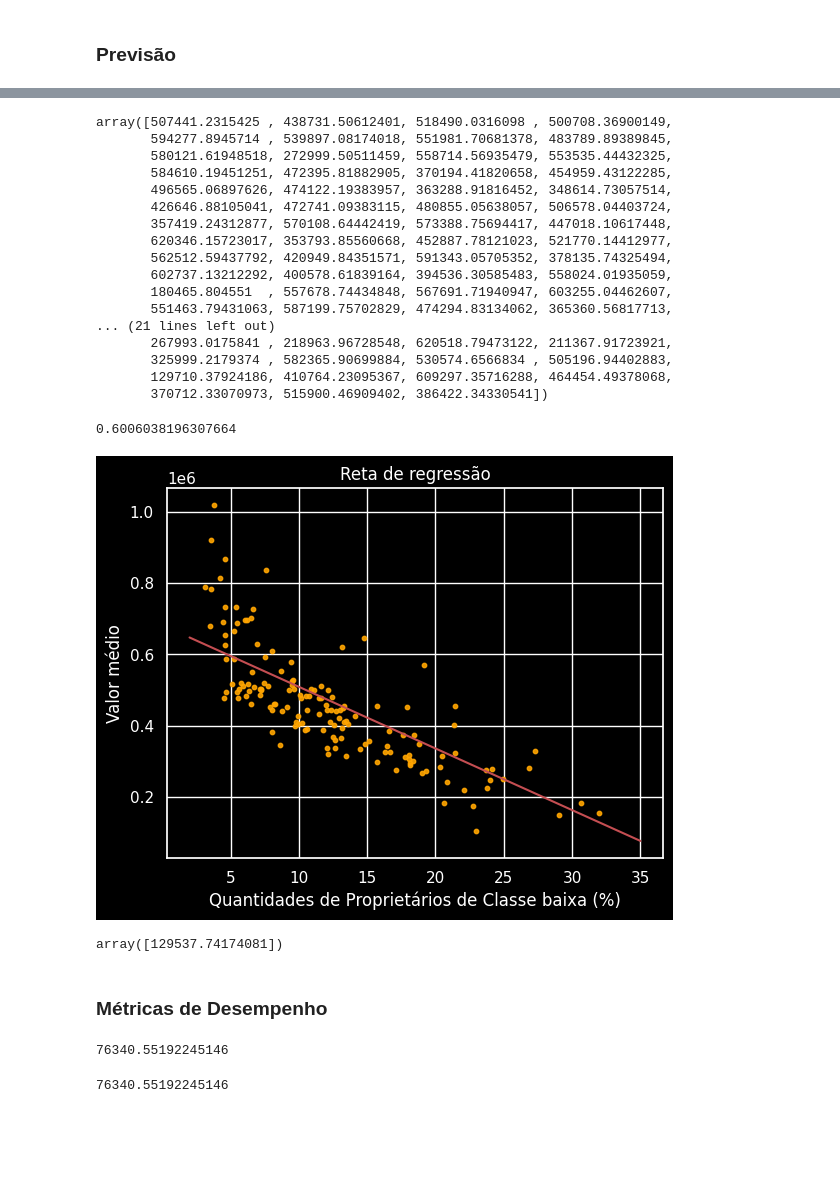
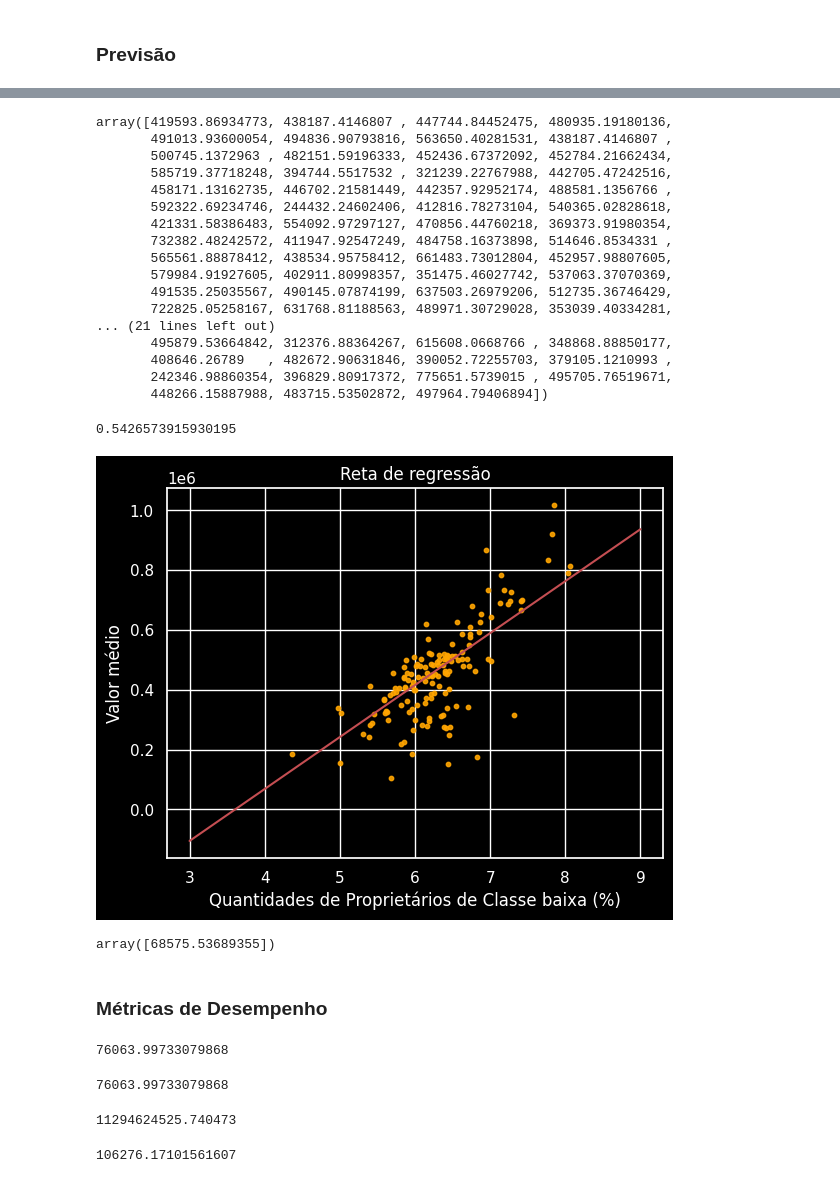
Before and after one commit to DiogoMonteiro99/repos, a Jupyter notebook: casas_boston.ipynb, the cells around one changed output, grey strips where cells are left out. Drawn from its saved outputs; the diff is of its cells as text; code cells hidden in the pictures; blank space fills up the shorter version.

```diff
--- a/casas_boston.ipynb
+++ b/casas_boston.ipynb
@@ -603,2 +610,2 @@ df.head(2)
 # %%
-x2 = df.iloc[:,1:2].values
+x2 = df.iloc[:,0:1]
@@ -678,53 +697,64 @@ plt.show()
 previsoes_teste = reg_linear2.predict(x_teste)
 previsoes_teste
 # %% [output]
-array([507441.2315425 , 438731.50612401, 518490.0316098 , 500708.36900149,
-       594277.8945714 , 539897.08174018, 551981.70681378, 483789.89389845,
-       580121.61948518, 272999.50511459, 558714.56935479, 553535.44432325,
-       584610.19451251, 472395.81882905, 370194.41820658, 454959.43122285,
-       496565.06897626, 474122.19383957, 363288.91816452, 348614.73057514,
-       426646.88105041, 472741.09383115, 480855.05638057, 506578.04403724,
-       357419.24312877, 570108.64442419, 573388.75694417, 447018.10617448,
-       620346.15723017, 353793.85560668, 452887.78121023, 521770.14412977,
-       562512.59437792, 420949.84351571, 591343.05705352, 378135.74325494,
-       602737.13212292, 400578.61839164, 394536.30585483, 558024.01935059,
-       180465.804551  , 557678.74434848, 567691.71940947, 603255.04462607,
-       551463.79431063, 587199.75702829, 474294.83134062, 365360.56817713,
+array([419593.86934773, 438187.4146807 , 447744.84452475, 480935.19180136,
+       491013.93600054, 494836.90793816, 563650.40281531, 438187.4146807 ,
+       500745.1372963 , 482151.59196333, 452436.67372092, 452784.21662434,
+       585719.37718248, 394744.5517532 , 321239.22767988, 442705.47242516,
+       458171.13162735, 446702.21581449, 442357.92952174, 488581.1356766 ,
+       592322.69234746, 244432.24602406, 412816.78273104, 540365.02828618,
+       421331.58386483, 554092.97297127, 470856.44760218, 369373.91980354,
+       732382.48242572, 411947.92547249, 484758.16373898, 514646.8534331 ,
+       565561.88878412, 438534.95758412, 661483.73012804, 452957.98807605,
+       579984.91927605, 402911.80998357, 351475.46027742, 537063.37070369,
+       491535.25035567, 490145.07874199, 637503.26979206, 512735.36746429,
+       722825.05258167, 631768.81188563, 489971.30729028, 353039.40334281,
 ... (21 lines left out)
-       267993.0175841 , 218963.96728548, 620518.79473122, 211367.91723921,
-       325999.2179374 , 582365.90699884, 530574.6566834 , 505196.94402883,
-       129710.37924186, 410764.23095367, 609297.35716288, 464454.49378068,
-       370712.33070973, 515900.46909402, 386422.34330541])
+       495879.53664842, 312376.88364267, 615608.0668766 , 348868.88850177,
+       408646.26789   , 482672.90631846, 390052.72255703, 379105.1210993 ,
+       242346.98860354, 396829.80917372, 775651.5739015 , 495705.76519671,
+       448266.15887988, 483715.53502872, 497964.79406894])
 # %%
 # Analisando o score
 reg_linear2.score(x_teste,y_teste)
 # %% [output]
-0.6006038196307664
+0.5426573915930195
 # %%
 plt.scatter(y=y_teste,x=x_teste, color='orange', s=10, alpha=0.9)
-x_plot = np.linspace(2,35)
+x_plot = np.linspace(3,9)
 plt.plot(x_plot,x_plot*reg_linear2.coef_ + reg_linear2.intercept_,color='r')
 plt.style.use('dark_background')
 plt.title('Reta de regressão')
 plt.ylabel('Valor médio')
 plt.xlabel('Quantidades de Proprietários de Classe baixa (%)')
 plt.show()
 # %% [output]
-[figure, old version]
+[figure, new version]
 # %%
 # Fazendo previsões para valores distintos
-valor_casa = reg_linear2.predict([[32]])
+valor_casa = reg_linear2.predict([[4]])
 valor_casa
 # %% [output]
-array([129537.74174081])
+array([68575.53689355])
 # %% [markdown]
 ### Métricas de Desempenho
 # %%
+# Erro absoluto
 abs(y_teste - previsoes_teste).mean()
 # %% [output]
-76340.55192245146
+76063.99733079868
 # %%
 # Erro médio absoluto
 mean_absolute_error(y_teste, previsoes_teste)
 # %% [output]
-76340.55192245146
+76063.99733079868
+# %%
+# Erro quadrático médio
+mean_squared_error(y_teste, previsoes_teste)
+# %% [output]
+11294624525.740473
+# %%
+# Raiz do erro quadrático médio
+np.sqrt(mean_squared_error(y_teste, previsoes_teste))
+# %% [output]
+106276.17101561607
```
Also changed, not shown: parts of 71 cells of this notebook.
